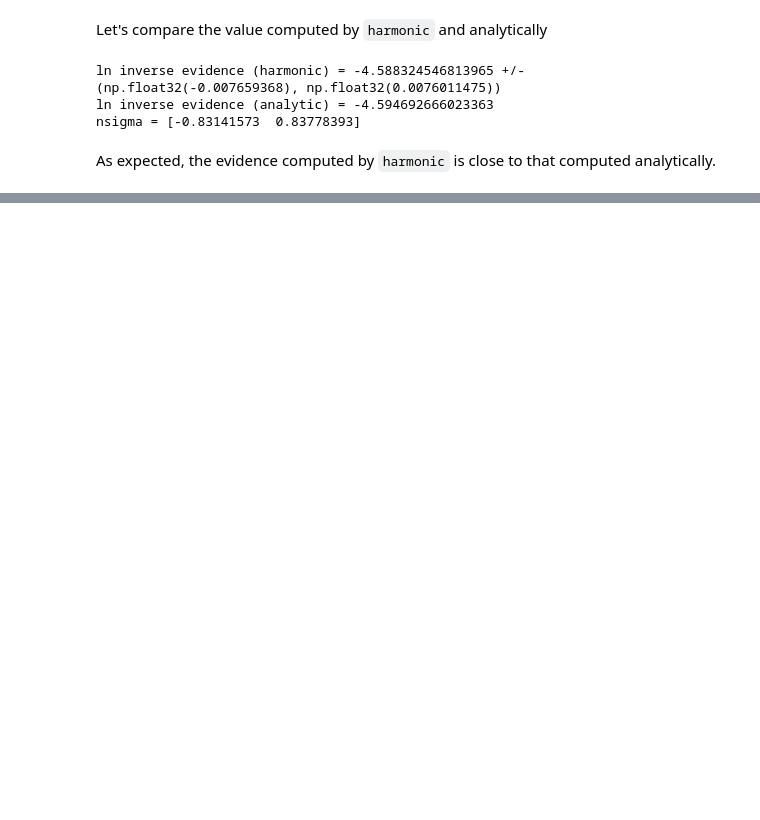
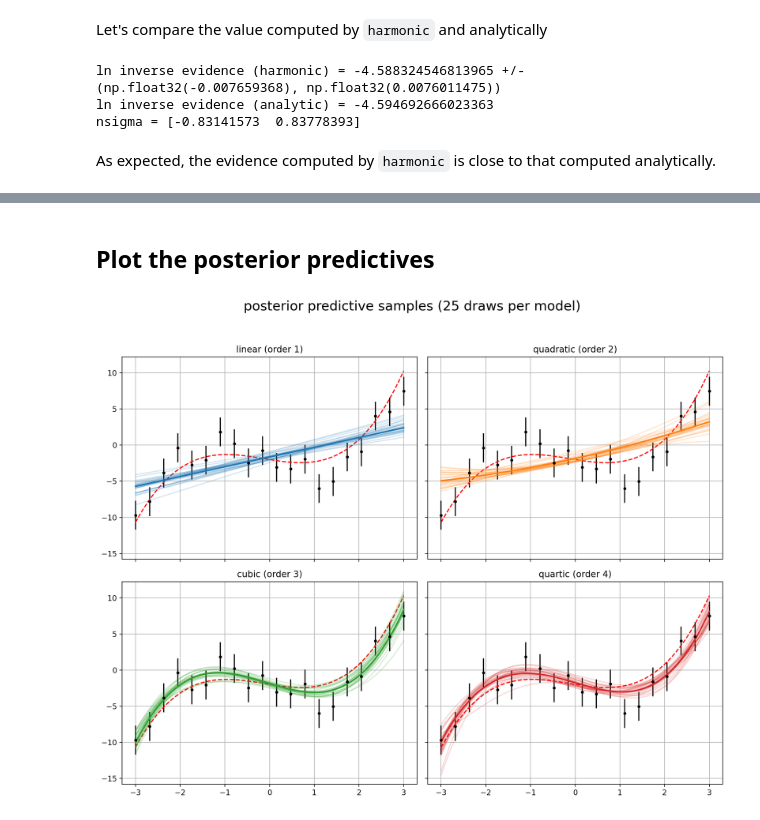
Before and after one commit to astro-informatics/tutorial_harmonic, a Jupyter notebook: tutorial.ipynb, the cells around one changed output, grey strips where cells are left out. Drawn from its saved outputs; the diff is of its cells as text; code cells hidden in the pictures; blank space fills up the shorter version.

```diff
--- a/tutorial.ipynb
+++ b/tutorial.ipynb
@@ -182,0 +258,7 @@ As expected, the evidence computed by `harmonic` is close to that computed analy
+# %%
+def log_likelihood(params, x, y, noise_std, order):
+    model_prediction = model_predict(params, x)
+    sigma2 = noise_std**2
+    diff = y - model_prediction
+    log_likelihood_val = -0.5 * np.sum(diff**2 / sigma2 + np.log(2 * np.pi * sigma2))
+    return log_likelihood_val
@@ -182,0 +607,37 @@ As expected, the evidence computed by `harmonic` is close to that computed analy
+# %%
+# Prepare data for plotting
+# Flatten samples (nwalkers*(nsteps-nburn), ndim)
+flat_linear = samples_linear.reshape(-1, samples_linear.shape[2])
+flat_quadratic = samples_quadratic.reshape(-1, samples_quadratic.shape[2])
+flat_cubic = samples_cubic.reshape(-1, samples_cubic.shape[2])
+flat_quartic = samples_quartic.reshape(-1, samples_quartic.shape[2])
+
+samples_for_plot = {
+    "linear": flat_linear,
+    "quadratic": flat_quadratic,
+    "cubic": flat_cubic,
+    "quartic": flat_quartic,
+}
+
+# Dense x for plotting
+x_plot = np.linspace(x_data.min(), x_data.max(), 500)
+
+
+def _truth_curve(x):
+    if truth_model == "quadratic":
+        return model_predict([a0_true, a1_true, a2_true], x)
+    return model_predict([a0_true, a1_true, a2_true, a3_true], x)
+# %% [markdown]
+## Plot the posterior predictives
+# %%
+fig1 = plot_posterior_predictives(
+    samples_dict=samples_for_plot,
+    x_data=x_data,
+    y_data=y_data,
+    x_plot=x_plot,
+    truth_curve=_truth_curve,
+    noise_std=noise_std,
+)
+plt.show()
+# %% [output]
+[figure, added]
```
Also changed, not shown: parts of 30 cells of this notebook.
